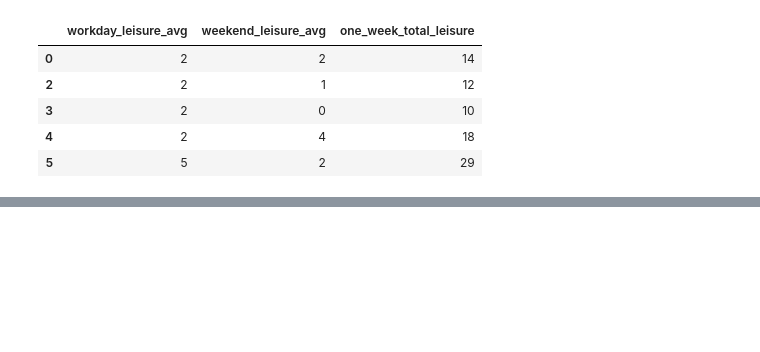
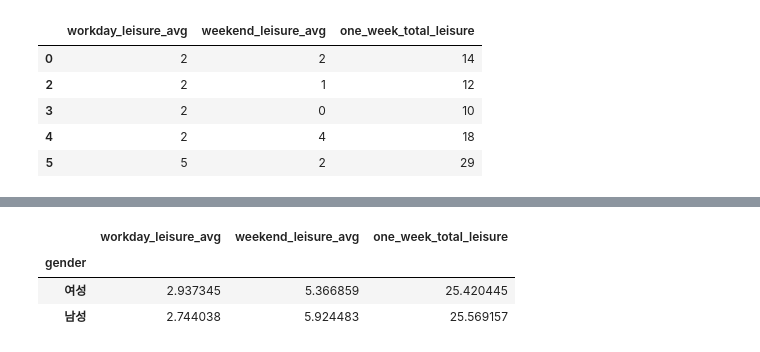
Before and after one commit to yugyeong1/streamlit_leisure_app, a Jupyter notebook: leisure_data.ipynb, the cells around one changed output, grey strips where cells are left out. Cells and saved outputs as stored; diff of their text form; code cells hidden in the pictures; blank space fills up the shorter version.

```diff
--- a/leisure_data.ipynb
+++ b/leisure_data.ipynb
@@ -390,0 +376,11 @@ import matplotlib.font_manager
+# %%
+leisure_use = leisure_use.reset_index()
+# %%
+leisure_use['gender'] = ['여성', '남성']
+# %%
+leisure_use.set_index('gender')
+# %% [output]
+|  | workday_leisure_avg | weekend_leisure_avg | one_week_total_leisure |
+| gender |  |  |  |
+| 여성 | 2.937345 | 5.366859 | 25.420445 |
+| 남성 | 2.744038 | 5.924483 | 25.569157 |
```
Also changed, not shown: parts of 15 cells of this notebook, 1 other file.
